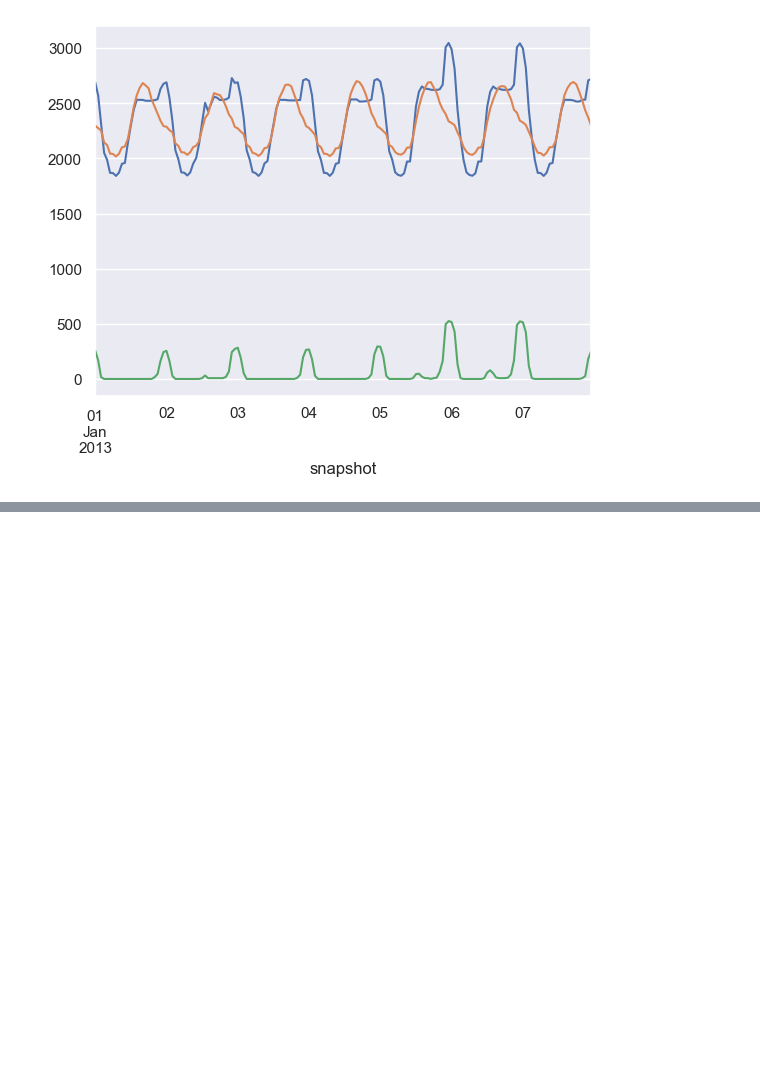
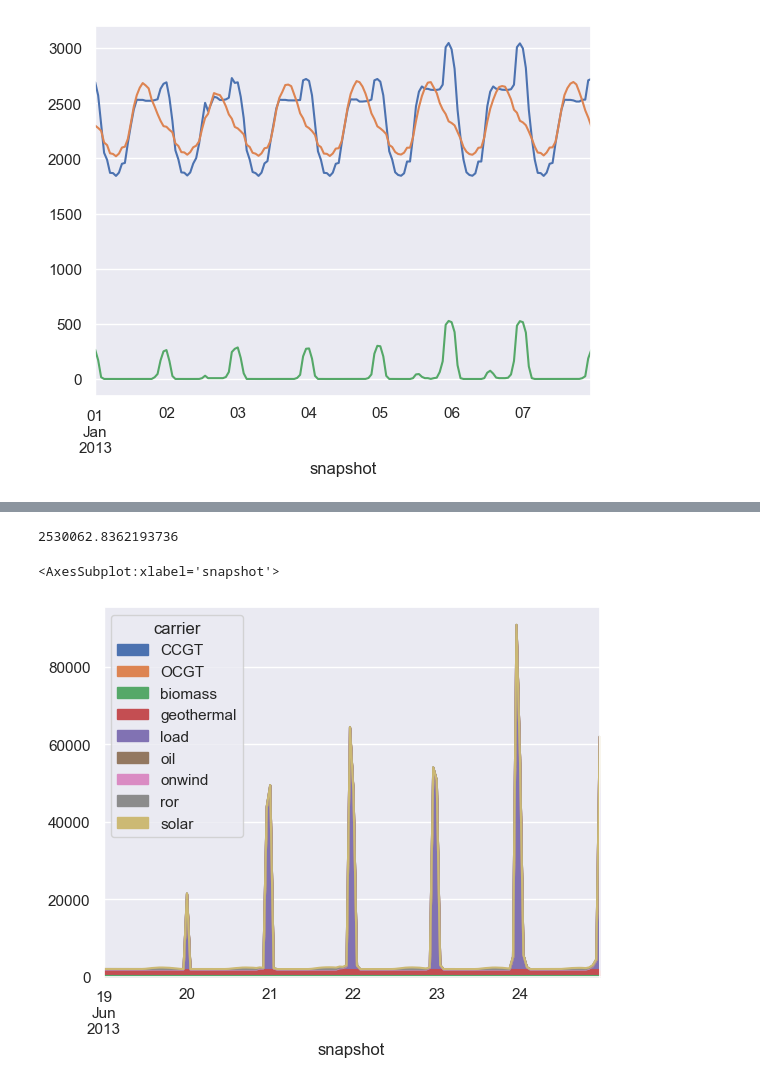
Before and after one commit to carlosfv92/pypsa-africa, a Jupyter notebook: Result_analysis/0_solve_network_results_BO.ipynb, the cells around one changed output, grey strips where cells are left out. Saved outputs shown, nothing was run; the diff lists cells and outputs as text; code cells hidden in the pictures; blank space fills up the shorter version.

```diff
--- a/Result_analysis/0_solve_network_results_BO.ipynb
+++ b/Result_analysis/0_solve_network_results_BO.ipynb
@@ -856,0 +857,11 @@ n.statistics()
+# %%
+load_shedding = n.generators_t.p.loc["2013-01-01":"2014-01-01"].groupby(n.generators.carrier, axis=1).sum()["load"]
+load_shedding.sum()
+# %% [output]
+2530062.8362193736
+# %%
+
+n.generators_t.p.loc["2013-06-19":"2013-06-24"].groupby(n.generators.carrier, axis=1).sum().plot(kind = "area")
+# %% [output]
+<AxesSubplot:xlabel='snapshot'>
+[figure, added]
```
Also changed, not shown: parts of 37 cells of this notebook, 4 other files.
